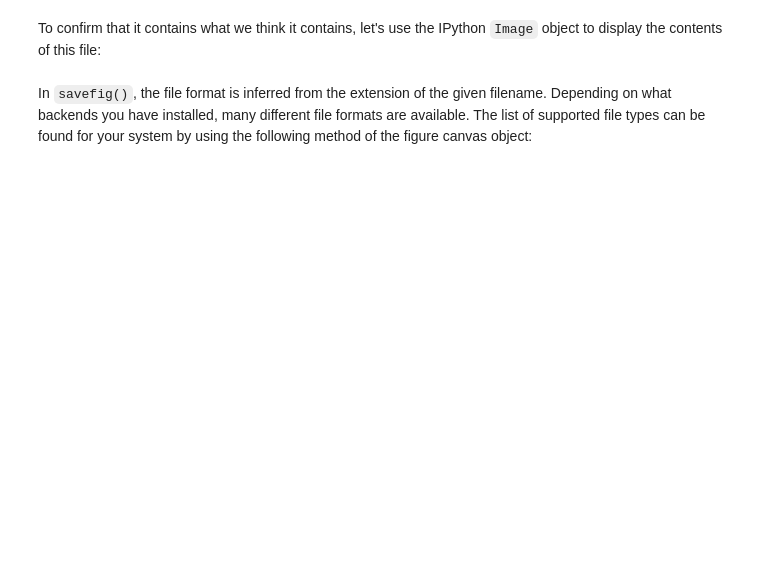
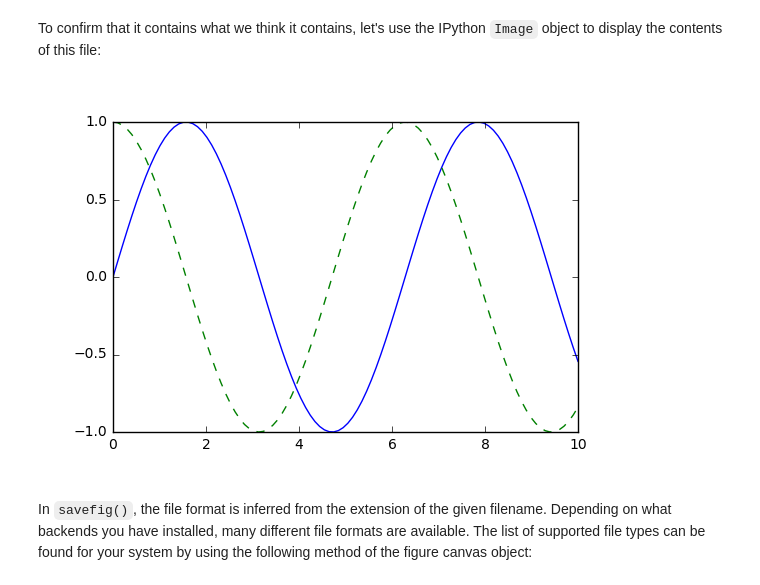
Before and after one commit to CarlosDiazGirol/thebridgedsftsep20, a Jupyter notebook: 2-Data Analysis/3-Visualizacion/1-Matplotlib/1-Matplotlib general.ipynb, the cells around one changed output. Cells and saved outputs as stored; diff of their text form; code cells hidden in the pictures; blank space fills up the shorter version.

```diff
--- a/2-Data Analysis/3-Visualizacion/1-Matplotlib/1-Matplotlib general.ipynb
+++ b/2-Data Analysis/3-Visualizacion/1-Matplotlib/1-Matplotlib general.ipynb
@@ -41,3 +40,5 @@ Here we will set the ``classic`` style, which ensures that the plots we create u
+# %%
+plt.style.use('classic')
 # %%
 # Que estilos hay por defecto
 print(plt.style.available)
@@ -140,3 +162,8 @@ To confirm that it contains what we think it contains, let's use the IPython ``I
+# %%
+from IPython.display import Image
+Image("my_figure.png")
+# %% [output]
+[figure, added]
 # %% [markdown]
 In ``savefig()``, the file format is inferred from the extension of the given filename.
 Depending on what backends you have installed, many different file formats are available.
```
Also changed, not shown: parts of 15 cells of this notebook, 1 other file.
